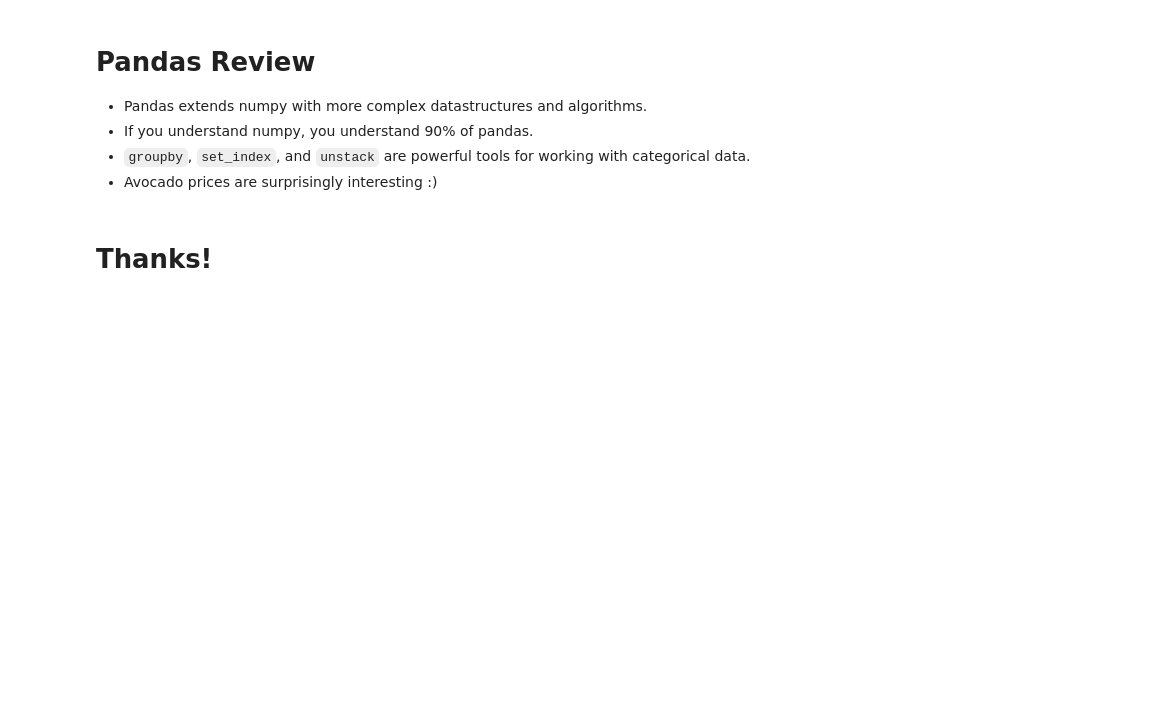
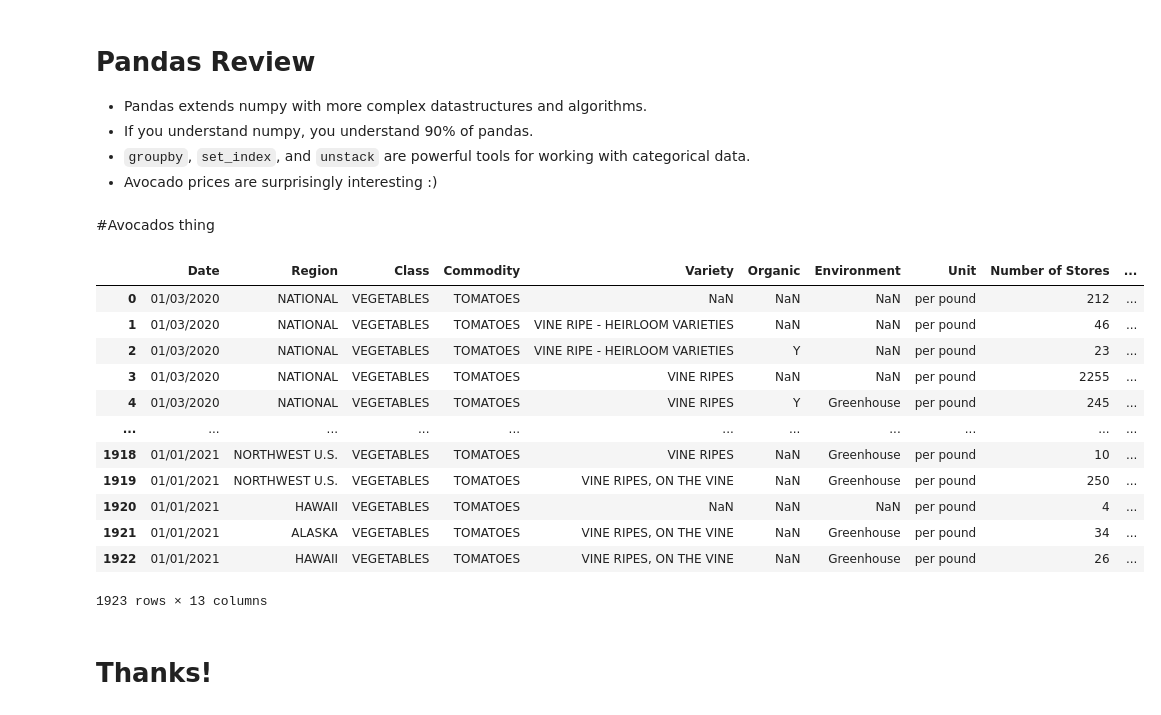
Before and after one commit to Jbejaranos/MetNumUN2022II, a Jupyter notebook: Lab2/jbejaranos_Lab2.ipynb, the cells around one changed output. Cells and saved outputs as stored; diff of their text form; code cells hidden in the pictures; blank space fills up the shorter version.

```diff
--- a/Lab2/jbejaranos_Lab2.ipynb
+++ b/Lab2/jbejaranos_Lab2.ipynb
@@ -1048,3 +1720,5 @@ ax.set_xticklabels(ax.get_xticklabels(), rotation=45);
 - If you understand numpy, you understand 90% of pandas.
 - `groupby`, `set_index`, and `unstack` are powerful tools for working with categorical data.
 - Avocado prices are surprisingly interesting :)
+# %% [markdown]
+#Avocados thing
@@ -1051,2 +1787,54 @@ ax.set_xticklabels(ax.get_xticklabels(), rotation=45);
+# %%
+## Needed Libraries.
+from urllib.parse import urlencode
+import pandas as pd
+
+import requests
+
+## In this case, we will obtain TOMATOES data.
+base_url = 'https://www.marketnews.usda.gov/mnp/fv-report-retail'
+query_params = {
+  'class': ['VEGETABLES'], ## Change Fruit with Vegetables
+  'commodity': ['TOMATOES'], ## Change Avocados with Tomatoes
+  'compareLy': ['No'],
+  'endDate': ['01/01/2021'], ## Hardcoding end Date
+  'repDate': ['01/01/2020'], ## Hardcoding rep Date
+  'format': ['excel'],
+  'organic': ['ALL'],
+  'portal': ['fv'],
+  'region': ['ALL'],
+  'type': ['retail'],
+}
+
+## Build URL to send request.
+url = base_url + '?' + urlencode(query_params, doseq=1)
+
+## Request data from url
+resp = requests.get(url, stream=True)
+
+## Create File with data.
+with open('data.html', 'wb') as f:
+            for block in resp.iter_content(chunk_size=4096):
+                f.write(block)
+            f.close()
+
+## Read data from file.
+tomatoes_data = pd.read_html('data.html', header=0)[0]
+# %%
+tomatoes_data
+# %% [output]
+|  | Date | Region | Class | Commodity | Variety | Organic | Environment | Unit | Number of Stores | ... |
+| 0 | 01/03/2020 | NATIONAL | VEGETABLES | TOMATOES | NaN | NaN | NaN | per pound | 212 | ... |
+| 1 | 01/03/2020 | NATIONAL | VEGETABLES | TOMATOES | VINE RIPE - HEIRLOOM VARIETIES | NaN | NaN | per pound | 46 | ... |
+| 2 | 01/03/2020 | NATIONAL | VEGETABLES | TOMATOES | VINE RIPE - HEIRLOOM VARIETIES | Y | NaN | per pound | 23 | ... |
+| 3 | 01/03/2020 | NATIONAL | VEGETABLES | TOMATOES | VINE RIPES | NaN | NaN | per pound | 2255 | ... |
+| 4 | 01/03/2020 | NATIONAL | VEGETABLES | TOMATOES | VINE RIPES | Y | Greenhouse | per pound | 245 | ... |
+| ... | ... | ... | ... | ... | ... | ... | ... | ... | ... | ... |
+| 1918 | 01/01/2021 | NORTHWEST U.S. | VEGETABLES | TOMATOES | VINE RIPES | NaN | Greenhouse | per pound | 10 | ... |
+| 1919 | 01/01/2021 | NORTHWEST U.S. | VEGETABLES | TOMATOES | VINE RIPES, ON THE VINE | NaN | Greenhouse | per pound | 250 | ... |
+| 1920 | 01/01/2021 | HAWAII | VEGETABLES | TOMATOES | NaN | NaN | NaN | per pound | 4 | ... |
+| 1921 | 01/01/2021 | ALASKA | VEGETABLES | TOMATOES | VINE RIPES, ON THE VINE | NaN | Greenhouse | per pound | 34 | ... |
+| 1922 | 01/01/2021 | HAWAII | VEGETABLES | TOMATOES | VINE RIPES, ON THE VINE | NaN | Greenhouse | per pound | 26 | ... |
+1923 rows × 13 columns
 # %% [markdown]
 # Thanks!
```
Also changed, not shown: parts of 221 cells of this notebook.
